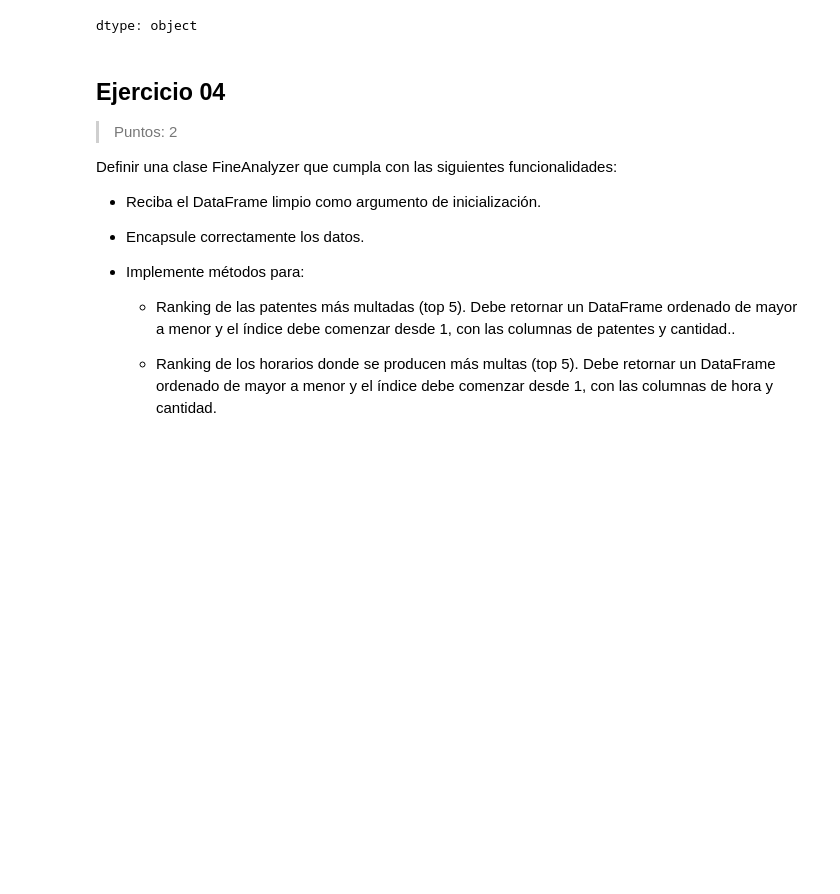
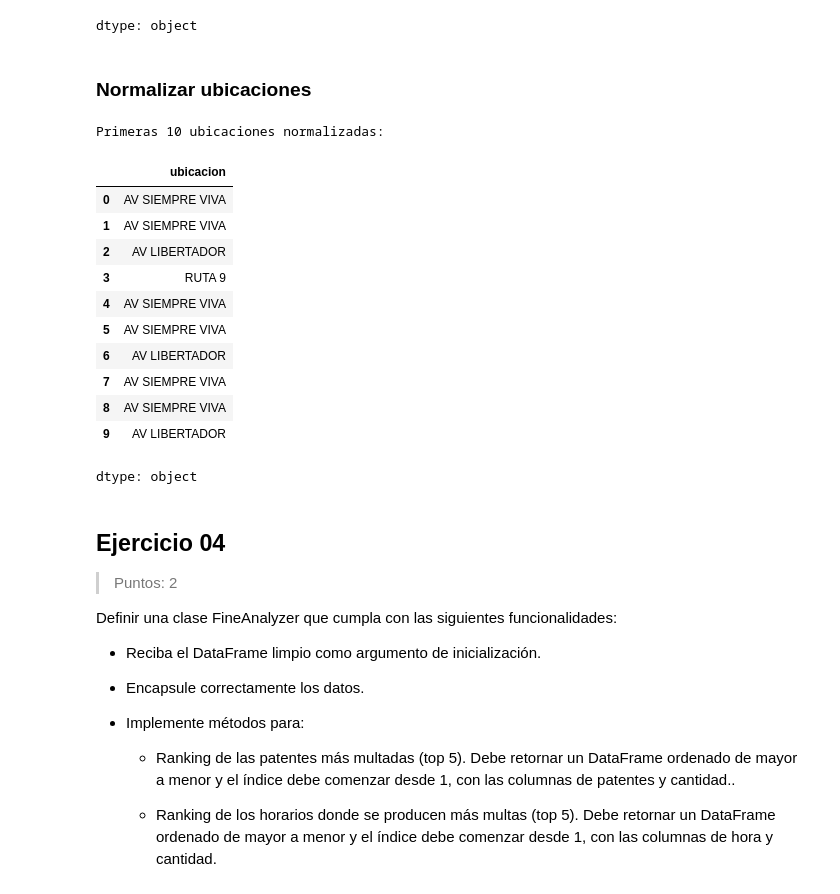
Before and after one commit to ExComando/urban_flow, a Jupyter notebook: 01_Urban_Flow-DARDO DARIO CALLADO.ipynb, the cells around one changed output. Drawn from its saved outputs; the diff is of its cells as text; code cells hidden in the pictures; blank space fills up the shorter version.

Commit message:
Tratamiento y normalización de la serie 'ubicacion' del dataframe.

```diff
--- a/01_Urban_Flow-DARDO DARIO CALLADO.ipynb
+++ b/01_Urban_Flow-DARDO DARIO CALLADO.ipynb
@@ -311,6 +315,29 @@ Primeras 10 horas normalizadas:
 | 8 | 09:01 |
 | 9 | 14:01 |
 dtype: object
+# %% [markdown]
+### Normalizar ubicaciones
+# %%
+# Mediante la expresión regular [^a-zA-Z0-9\s] Conservo sólo caracteres
+# alfanuméricos y espacioes.
+df['ubicacion'] = df['ubicacion'].str.replace(r'[^a-zA-Z0-9\s]', '', regex=True).str.upper()
+
+print("Primeras 10 ubicaciones normalizadas:")
+df['ubicacion'].head(10)
+# %% [output]
+Primeras 10 ubicaciones normalizadas:
+|  | ubicacion |
+| 0 | AV SIEMPRE VIVA |
+| 1 | AV SIEMPRE VIVA |
+| 2 | AV LIBERTADOR |
+| 3 | RUTA 9 |
+| 4 | AV SIEMPRE VIVA |
+| 5 | AV SIEMPRE VIVA |
+| 6 | AV LIBERTADOR |
+| 7 | AV SIEMPRE VIVA |
+| 8 | AV SIEMPRE VIVA |
+| 9 | AV LIBERTADOR |
+dtype: object
 # %% [markdown]
 ## Ejercicio 04
 
```
Also changed, not shown: parts of 2 cells of this notebook.
